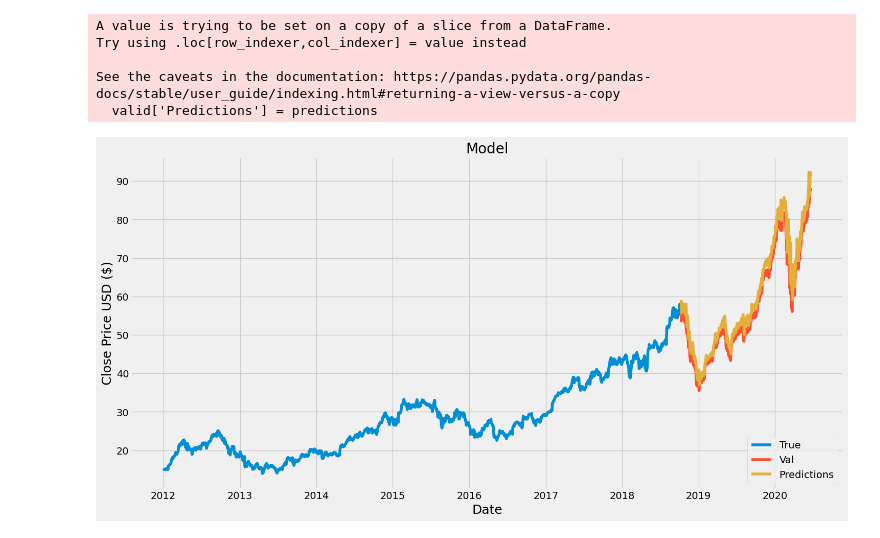
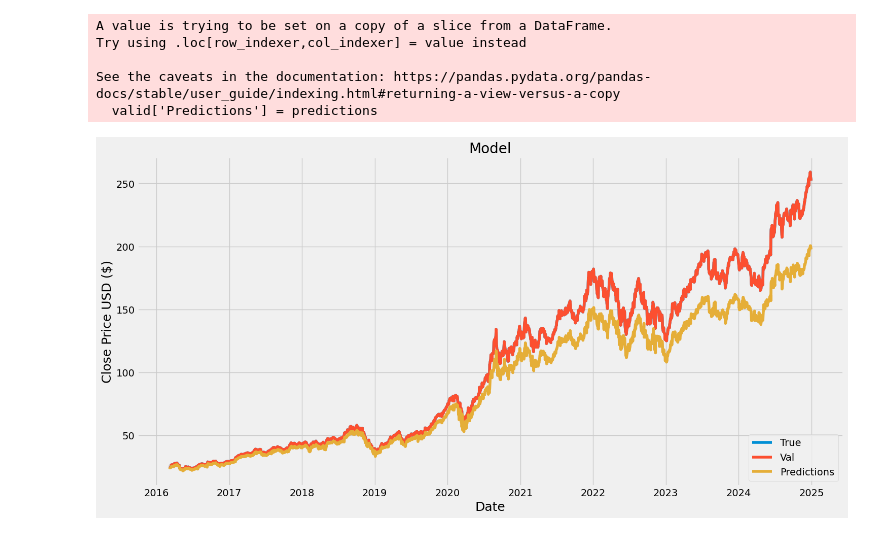
Before and after one commit to protimroy/forecasting_comparison, a Jupyter notebook: stock_forecasting.ipynb, the cells around one changed output. Cells and saved outputs as stored; diff of their text form; code cells hidden in the pictures.

```diff
--- a/stock_forecasting.ipynb
+++ b/stock_forecasting.ipynb
@@ -226,0 +356,11 @@ predictions = scaler.inverse_transform(predictions)
+# %%
+def preprocess_testing_data(x_test, y_test):
+    #Convert the x_train and y_train to numpy array
+    x_test, y_test = np.array(x_test), np.array(y_test)
+    #Reshape the data
+    x_test = np.reshape(x_test, (x_test.shape[0], x_test.shape[1], 1))
+    return x_test, y_test
+
+x_test, y_test = preprocess_testing_data(x_test, y_test)
+print(x_test.shape)
+print(y_test.shape)
@@ -226,0 +370,4 @@ predictions = scaler.inverse_transform(predictions)
+# %%
+# Get the model predicted price values
+predictions = lstm_model.predict(x_test)
+predictions = MinMaxScaler().fit(values_at_close_np).inverse_transform(predictions)
@@ -246,22 +395,30 @@ mse, rmse
 # %%
-train = data[:training_data_len]
-valid = data[training_data_len:]
+#train = data[:training_data_len]
+#valid = data[training_data_len:]
+
+train = values_at_close_data[:training_data_len]
+valid = values_at_close_data[training_data_len:]
+
 valid['Predictions'] = predictions
-# Visualize the data
-plt.figure(figsize=(16,8))
-plt.title('Model')
-plt.xlabel('Date', fontsize=18)
-plt.ylabel('Close Price USD ($)', fontsize=18)
-plt.plot(train['Close'])
-plt.plot(valid[['Close','Predictions']])
-plt.legend(['True', 'Val', 'Predictions'], loc = 'lower right')
-plt.show()
+
+def plot_predictions(data):
+    plt.figure(figsize=(16,8))
+    plt.title('Model')
+    plt.xlabel('Date', fontsize=18)
+    plt.ylabel('Close Price USD ($)', fontsize=18)
+    plt.plot(data['Close'])
+    plt.plot(data[['Close','Predictions']])
+    plt.legend(['True', 'Val', 'Predictions'], loc = 'lower right')
+    plt.show()
 # %% [output]
 A value is trying to be set on a copy of a slice from a DataFrame.
 Try using .loc[row_indexer,col_indexer] = value instead
 
 See the caveats in the documentation: https://pandas.pydata.org/pandas-docs/stable/user_guide/indexing.html#returning-a-view-versus-a-copy
   valid['Predictions'] = predictions
-[figure, removed]
+# %%
+plot_predictions(valid)
+# %% [output]
+[figure, added]
 # %%
 # Get the quote
```
Also changed, not shown: parts of 55 cells of this notebook.
